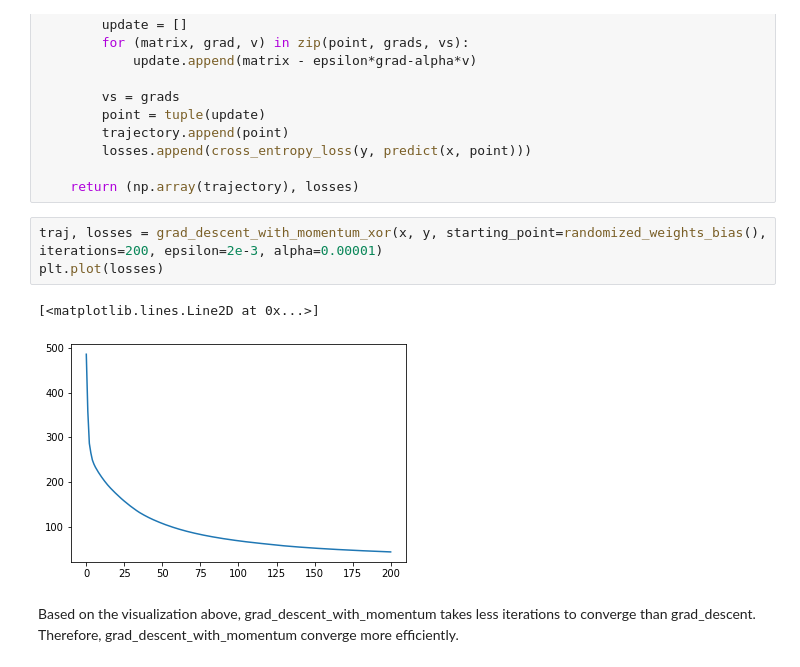
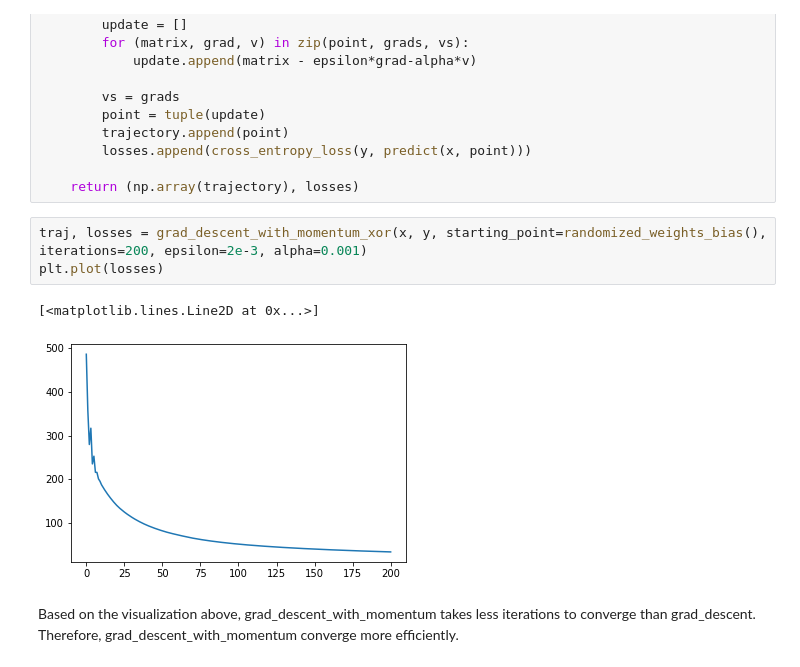
Before and after one commit to KoalaChelsea/ANLY590, a Jupyter notebook: HW2.ipynb, the cells around one changed output. Cells and saved outputs as stored; diff of their text form.

```diff
--- a/HW2.ipynb
+++ b/HW2.ipynb
@@ -401,11 +401,11 @@ def grad_descent_with_momentum_xor(x, y, starting_point, iterations=10, epsilon=
 
     return (np.array(trajectory), losses)
 # %%
-traj, losses = grad_descent_with_momentum_xor(x, y, starting_point=randomized_weights_bias(), iterations=200, epsilon=2e-3, alpha=0.00001)
+traj, losses = grad_descent_with_momentum_xor(x, y, starting_point=randomized_weights_bias(), iterations=200, epsilon=2e-3, alpha=0.001)
 plt.plot(losses)
 # %% [output]
 [<matplotlib.lines.Line2D at 0x...>]
-[figure, old version]
+[figure, new version]
 # %% [markdown]
 Based on the visualization above, grad_descent_with_momentum takes less iterations to converge than grad_descent. Therefore, grad_descent_with_momentum converge more efficiently.
 # %% [markdown]
```
Also changed, not shown: parts of 2 cells of this notebook.
